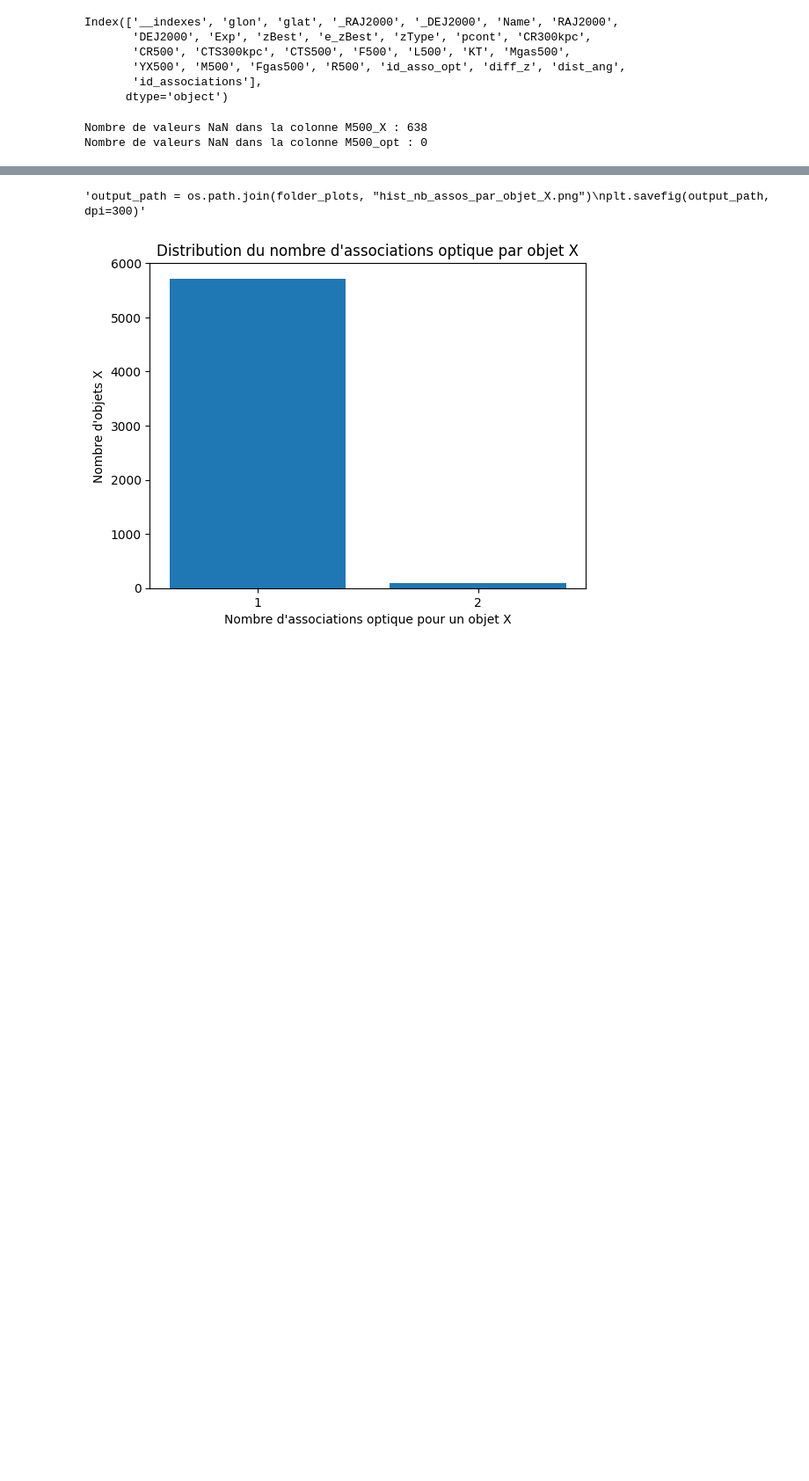
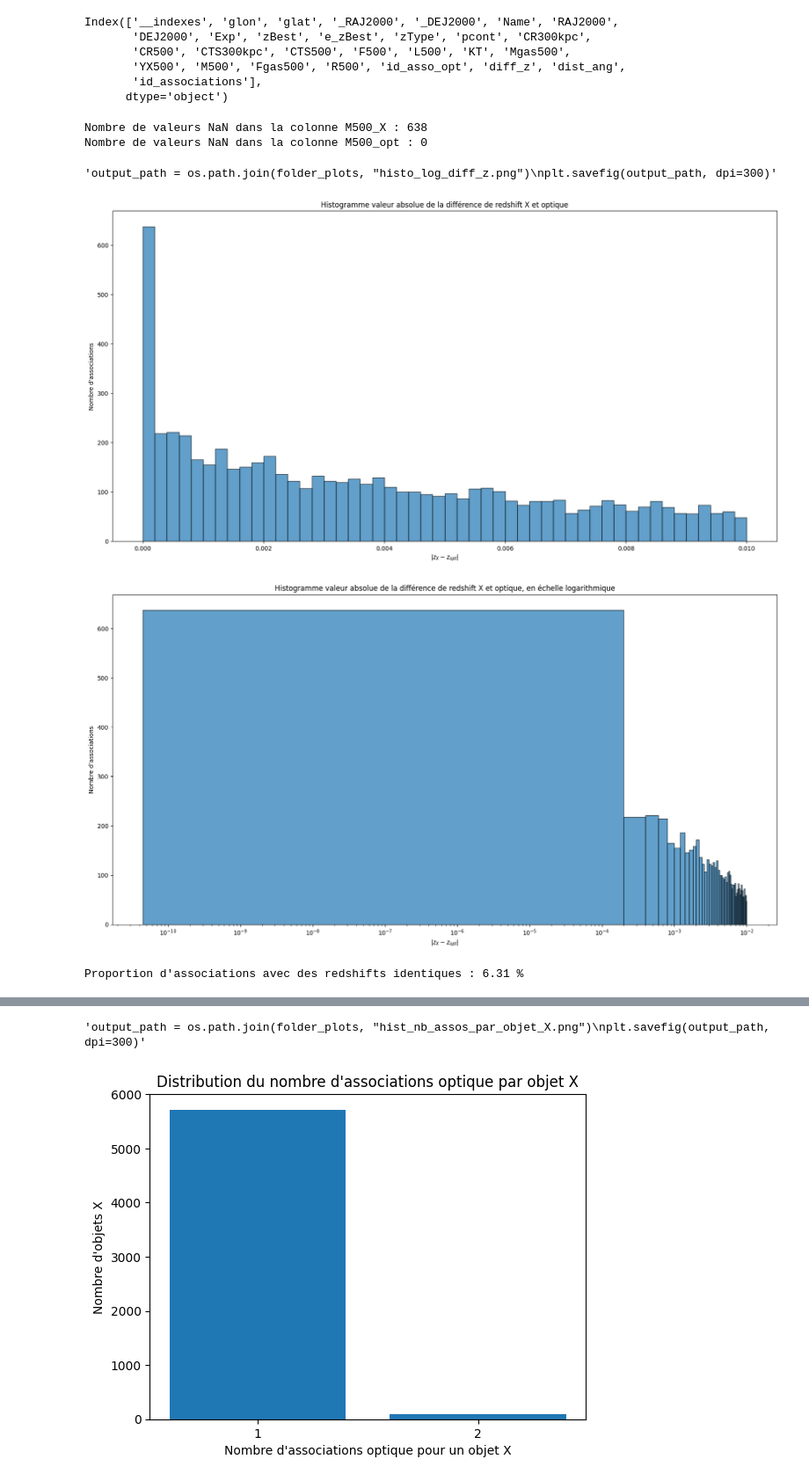
Before and after one commit to EmileD123/M2_Internship_clusters_cross_X_optical, a Jupyter notebook: Test cross-matching/cross_matching_eRASS1_DESI_Legacy.ipynb, the cells around one changed output, grey strips where cells are left out. Shown at 88% size. Cells and saved outputs as stored; diff of their text form; code cells hidden in the pictures; blank space fills up the shorter version.

```diff
--- a/Test cross-matching/cross_matching_X_optique.ipynb
+++ b/Test cross-matching/cross_matching_eRASS1_DESI_Legacy.ipynb
@@ -1038,4 +1036,35 @@ Nombre de valeurs NaN dans la colonne M500_opt : 0
 # %%
 ratio_M500_X_opt = M500_X / M_500_opt
 diff_M500_X_opt =((M500_X - M_500_opt) / M_500_opt)*100
+# %%
+# Histogramme différence de redshift par association
+plt.figure(figsize=(20, 10))
+plt.hist(diff_z, bins=50, edgecolor='black', alpha=0.7)
+plt.xlabel(r'$|z_X - z_{opt}|$')
+plt.ylabel('Nombre d\'associations')
+plt.title('Histogramme valeur absolue de la différence de redshift X et optique')
+
+'''output_path = os.path.join(folder_plots, "histo_diff_z.png")
+plt.savefig(output_path, dpi=300)'''
+
+plt.figure(figsize=(20, 10))
+plt.hist(diff_z, bins=50, edgecolor='black', alpha=0.7)
+plt.xlabel(r'$|z_X - z_{opt}|$')
+plt.xscale('log')
+plt.ylabel('Nombre d\'associations')
+plt.title('Histogramme valeur absolue de la différence de redshift X et optique, en échelle logarithmique')
+
+'''output_path = os.path.join(folder_plots, "histo_log_diff_z.png")
+plt.savefig(output_path, dpi=300)'''
+# %% [output]
+'output_path = os.path.join(folder_plots, "histo_log_diff_z.png")\nplt.savefig(output_path, dpi=300)'
+[figure, added]
+[figure, added]
+# %%
+diff_z_null = [x for x in diff_z if x < 10e-7] # on récupère les associations possédant les m^mes z (une différence inférieure à 10^-7 ne peut ni corresoindr à une distance entre amas différents, ni à une erreur de mesure)
+indices_diff_z_null = diff_z[diff_z < 10e-7].index.tolist()
+prop_true_z = (len(diff_z_null) / len(diff_z)) * 100
+print(f"Proportion d'associations avec des redshifts identiques : {round(prop_true_z, 2)} %")
+# %% [output]
+Proportion d'associations avec des redshifts identiques : 6.31 %
 # %%
```
Also changed, not shown: parts of 10 cells of this notebook, 25 other files.
